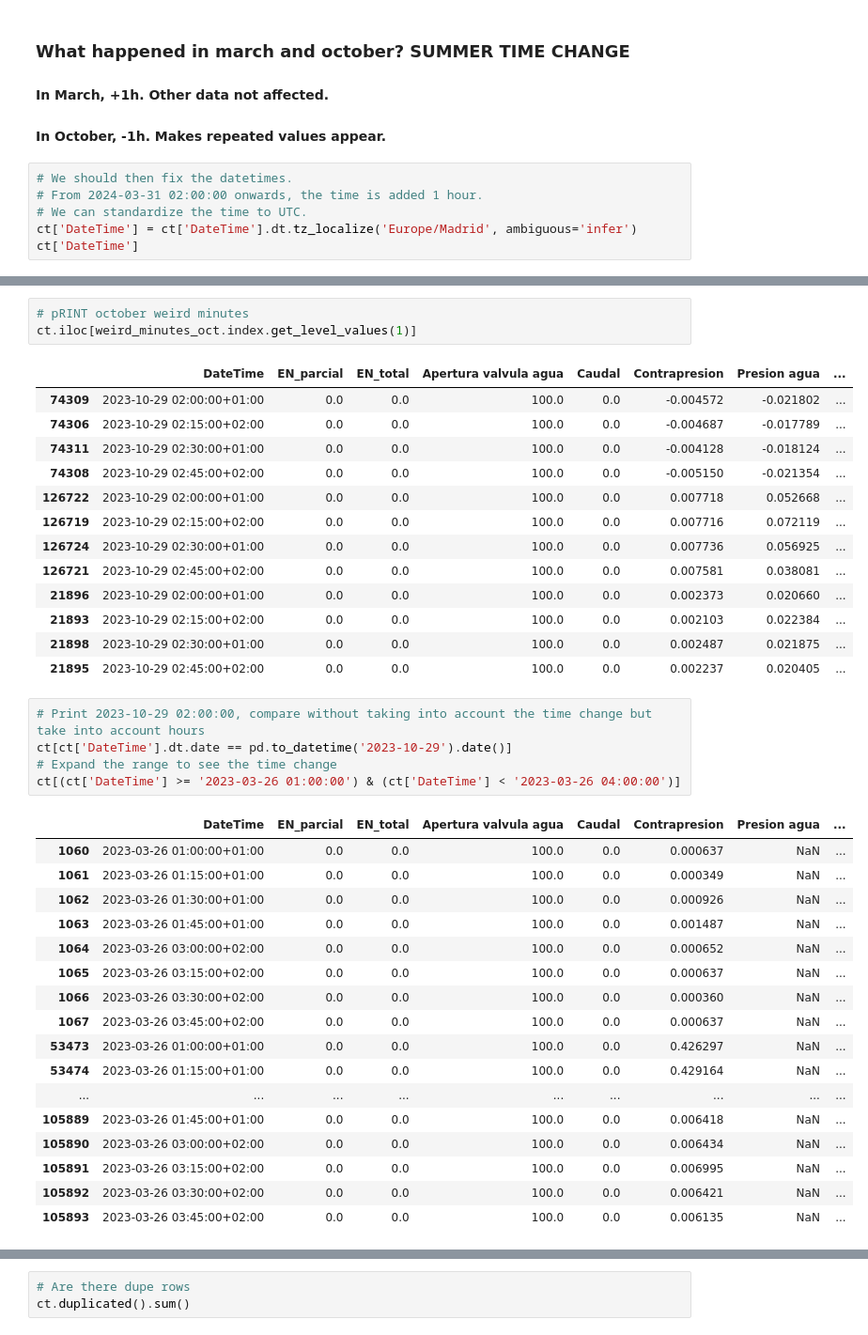
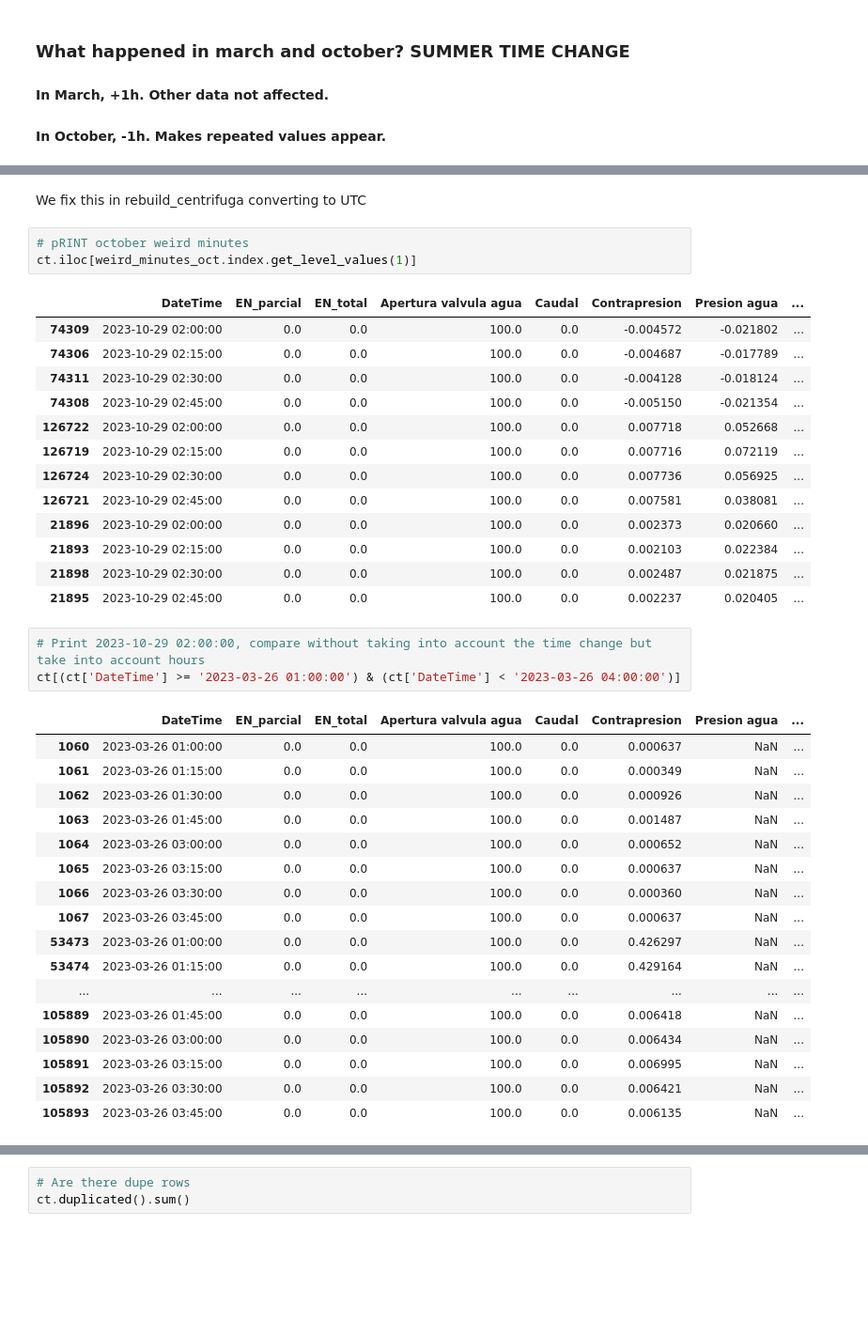
Before and after one commit to dragonsearch/Cajamar-UniversityHack-2024, a Jupyter notebook: losca/notebooks/Centrifuga_Total.ipynb, the cells around one changed output, grey strips where cells are left out. Shown: that part at 94% size. Cells and saved outputs as stored; diff of their text form; blank space fills up the shorter version.

```diff
--- a/losca/notebooks/Centrifuga_Total.ipynb
+++ b/losca/notebooks/Centrifuga_Total.ipynb
@@ -236,9 +236,3 @@ ct.loc[ind]
 ### What happened in march and october?  SUMMER TIME CHANGE
 #### In March, +1h. Other data not affected.
 #### In October, -1h. Makes repeated values appear.
-# %%
-# We should then fix the datetimes.
-# From 2024-03-31 02:00:00 onwards, the time is added 1 hour.
-# We can standardize the time to UTC.
-ct['DateTime'] = ct['DateTime'].dt.tz_localize('Europe/Madrid', ambiguous='infer')
-ct['DateTime']
@@ -269,43 +239,43 @@ ct.iloc[weird_minutes.index.get_level_values(1)]
+# %% [markdown]
+We fix this in rebuild_centrifuga converting to UTC
 # %%
 # pRINT october weird minutes
 ct.iloc[weird_minutes_oct.index.get_level_values(1)]
 # %% [output]
 |  | DateTime | EN_parcial | EN_total | Apertura valvula agua | Caudal | Contrapresion | Presion agua | ... |
-| 74309 | 2023-10-29 02:00:00+01:00 | 0.0 | 0.0 | 100.0 | 0.0 | -0.004572 | -0.021802 | ... |
-| 74306 | 2023-10-29 02:15:00+02:00 | 0.0 | 0.0 | 100.0 | 0.0 | -0.004687 | -0.017789 | ... |
-| 74311 | 2023-10-29 02:30:00+01:00 | 0.0 | 0.0 | 100.0 | 0.0 | -0.004128 | -0.018124 | ... |
-| 74308 | 2023-10-29 02:45:00+02:00 | 0.0 | 0.0 | 100.0 | 0.0 | -0.005150 | -0.021354 | ... |
-| 126722 | 2023-10-29 02:00:00+01:00 | 0.0 | 0.0 | 100.0 | 0.0 | 0.007718 | 0.052668 | ... |
-| 126719 | 2023-10-29 02:15:00+02:00 | 0.0 | 0.0 | 100.0 | 0.0 | 0.007716 | 0.072119 | ... |
-| 126724 | 2023-10-29 02:30:00+01:00 | 0.0 | 0.0 | 100.0 | 0.0 | 0.007736 | 0.056925 | ... |
-| 126721 | 2023-10-29 02:45:00+02:00 | 0.0 | 0.0 | 100.0 | 0.0 | 0.007581 | 0.038081 | ... |
-| 21896 | 2023-10-29 02:00:00+01:00 | 0.0 | 0.0 | 100.0 | 0.0 | 0.002373 | 0.020660 | ... |
-| 21893 | 2023-10-29 02:15:00+02:00 | 0.0 | 0.0 | 100.0 | 0.0 | 0.002103 | 0.022384 | ... |
-| 21898 | 2023-10-29 02:30:00+01:00 | 0.0 | 0.0 | 100.0 | 0.0 | 0.002487 | 0.021875 | ... |
-| 21895 | 2023-10-29 02:45:00+02:00 | 0.0 | 0.0 | 100.0 | 0.0 | 0.002237 | 0.020405 | ... |
+| 74309 | 2023-10-29 02:00:00 | 0.0 | 0.0 | 100.0 | 0.0 | -0.004572 | -0.021802 | ... |
+| 74306 | 2023-10-29 02:15:00 | 0.0 | 0.0 | 100.0 | 0.0 | -0.004687 | -0.017789 | ... |
+| 74311 | 2023-10-29 02:30:00 | 0.0 | 0.0 | 100.0 | 0.0 | -0.004128 | -0.018124 | ... |
+| 74308 | 2023-10-29 02:45:00 | 0.0 | 0.0 | 100.0 | 0.0 | -0.005150 | -0.021354 | ... |
+| 126722 | 2023-10-29 02:00:00 | 0.0 | 0.0 | 100.0 | 0.0 | 0.007718 | 0.052668 | ... |
+| 126719 | 2023-10-29 02:15:00 | 0.0 | 0.0 | 100.0 | 0.0 | 0.007716 | 0.072119 | ... |
+| 126724 | 2023-10-29 02:30:00 | 0.0 | 0.0 | 100.0 | 0.0 | 0.007736 | 0.056925 | ... |
+| 126721 | 2023-10-29 02:45:00 | 0.0 | 0.0 | 100.0 | 0.0 | 0.007581 | 0.038081 | ... |
+| 21896 | 2023-10-29 02:00:00 | 0.0 | 0.0 | 100.0 | 0.0 | 0.002373 | 0.020660 | ... |
+| 21893 | 2023-10-29 02:15:00 | 0.0 | 0.0 | 100.0 | 0.0 | 0.002103 | 0.022384 | ... |
+| 21898 | 2023-10-29 02:30:00 | 0.0 | 0.0 | 100.0 | 0.0 | 0.002487 | 0.021875 | ... |
+| 21895 | 2023-10-29 02:45:00 | 0.0 | 0.0 | 100.0 | 0.0 | 0.002237 | 0.020405 | ... |
 # %%
 # Print 2023-10-29 02:00:00, compare without taking into account the time change but take into account hours
-ct[ct['DateTime'].dt.date == pd.to_datetime('2023-10-29').date()]
-# Expand the range to see the time change
 ct[(ct['DateTime'] >= '2023-03-26 01:00:00') & (ct['DateTime'] < '2023-03-26 04:00:00')]
 # %% [output]
 |  | DateTime | EN_parcial | EN_total | Apertura valvula agua | Caudal | Contrapresion | Presion agua | ... |
-| 1060 | 2023-03-26 01:00:00+01:00 | 0.0 | 0.0 | 100.0 | 0.0 | 0.000637 | NaN | ... |
-| 1061 | 2023-03-26 01:15:00+01:00 | 0.0 | 0.0 | 100.0 | 0.0 | 0.000349 | NaN | ... |
-| 1062 | 2023-03-26 01:30:00+01:00 | 0.0 | 0.0 | 100.0 | 0.0 | 0.000926 | NaN | ... |
-| 1063 | 2023-03-26 01:45:00+01:00 | 0.0 | 0.0 | 100.0 | 0.0 | 0.001487 | NaN | ... |
-| 1064 | 2023-03-26 03:00:00+02:00 | 0.0 | 0.0 | 100.0 | 0.0 | 0.000652 | NaN | ... |
-| 1065 | 2023-03-26 03:15:00+02:00 | 0.0 | 0.0 | 100.0 | 0.0 | 0.000637 | NaN | ... |
-| 1066 | 2023-03-26 03:30:00+02:00 | 0.0 | 0.0 | 100.0 | 0.0 | 0.000360 | NaN | ... |
-| 1067 | 2023-03-26 03:45:00+02:00 | 0.0 | 0.0 | 100.0 | 0.0 | 0.000637 | NaN | ... |
-| 53473 | 2023-03-26 01:00:00+01:00 | 0.0 | 0.0 | 100.0 | 0.0 | 0.426297 | NaN | ... |
-| 53474 | 2023-03-26 01:15:00+01:00 | 0.0 | 0.0 | 100.0 | 0.0 | 0.429164 | NaN | ... |
+| 1060 | 2023-03-26 01:00:00 | 0.0 | 0.0 | 100.0 | 0.0 | 0.000637 | NaN | ... |
+| 1061 | 2023-03-26 01:15:00 | 0.0 | 0.0 | 100.0 | 0.0 | 0.000349 | NaN | ... |
+| 1062 | 2023-03-26 01:30:00 | 0.0 | 0.0 | 100.0 | 0.0 | 0.000926 | NaN | ... |
+| 1063 | 2023-03-26 01:45:00 | 0.0 | 0.0 | 100.0 | 0.0 | 0.001487 | NaN | ... |
+| 1064 | 2023-03-26 03:00:00 | 0.0 | 0.0 | 100.0 | 0.0 | 0.000652 | NaN | ... |
+| 1065 | 2023-03-26 03:15:00 | 0.0 | 0.0 | 100.0 | 0.0 | 0.000637 | NaN | ... |
+| 1066 | 2023-03-26 03:30:00 | 0.0 | 0.0 | 100.0 | 0.0 | 0.000360 | NaN | ... |
+| 1067 | 2023-03-26 03:45:00 | 0.0 | 0.0 | 100.0 | 0.0 | 0.000637 | NaN | ... |
+| 53473 | 2023-03-26 01:00:00 | 0.0 | 0.0 | 100.0 | 0.0 | 0.426297 | NaN | ... |
+| 53474 | 2023-03-26 01:15:00 | 0.0 | 0.0 | 100.0 | 0.0 | 0.429164 | NaN | ... |
 | ... | ... | ... | ... | ... | ... | ... | ... | ... |
-| 105889 | 2023-03-26 01:45:00+01:00 | 0.0 | 0.0 | 100.0 | 0.0 | 0.006418 | NaN | ... |
-| 105890 | 2023-03-26 03:00:00+02:00 | 0.0 | 0.0 | 100.0 | 0.0 | 0.006434 | NaN | ... |
-| 105891 | 2023-03-26 03:15:00+02:00 | 0.0 | 0.0 | 100.0 | 0.0 | 0.006995 | NaN | ... |
-| 105892 | 2023-03-26 03:30:00+02:00 | 0.0 | 0.0 | 100.0 | 0.0 | 0.006421 | NaN | ... |
-| 105893 | 2023-03-26 03:45:00+02:00 | 0.0 | 0.0 | 100.0 | 0.0 | 0.006135 | NaN | ... |
+| 105889 | 2023-03-26 01:45:00 | 0.0 | 0.0 | 100.0 | 0.0 | 0.006418 | NaN | ... |
+| 105890 | 2023-03-26 03:00:00 | 0.0 | 0.0 | 100.0 | 0.0 | 0.006434 | NaN | ... |
+| 105891 | 2023-03-26 03:15:00 | 0.0 | 0.0 | 100.0 | 0.0 | 0.006995 | NaN | ... |
+| 105892 | 2023-03-26 03:30:00 | 0.0 | 0.0 | 100.0 | 0.0 | 0.006421 | NaN | ... |
+| 105893 | 2023-03-26 03:45:00 | 0.0 | 0.0 | 100.0 | 0.0 | 0.006135 | NaN | ... |
 # %%
 # Same for october
 ct[(ct['DateTime'] >= '2023-10-29 01:00:00') & (ct['DateTime'] < '2023-10-29 04:00:00')]
```
Also changed, not shown: parts of 12 cells of this notebook, 7 other files.
